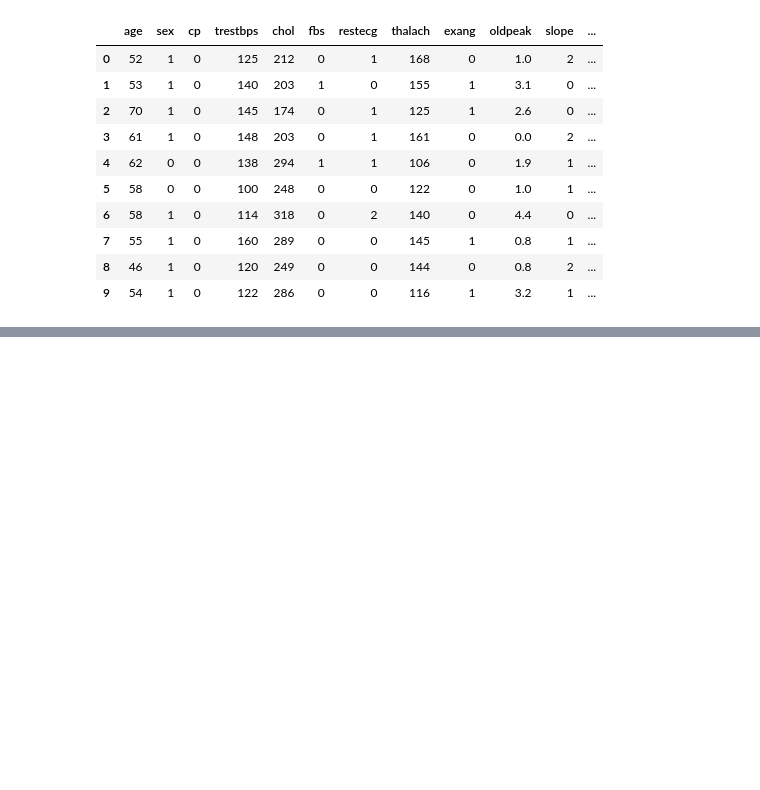
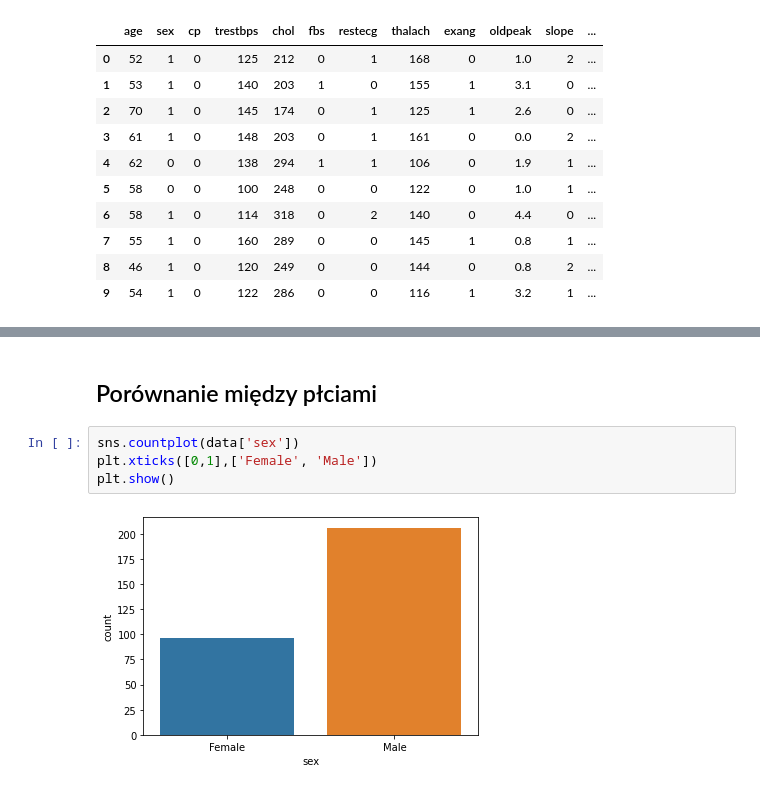
Before and after one commit to dolidius/psi-projekt, a Jupyter notebook: hearthDiseases.ipynb, the cells around one changed output, grey strips where cells are left out. Drawn from its saved outputs; the diff is of its cells as text; blank space fills up the shorter version.

```diff
--- a/hearthDiseases.ipynb
+++ b/hearthDiseases.ipynb
@@ -23,0 +152,8 @@ data.head(10)
+# %% [markdown]
+## Porównanie między płciami
+# %%
+sns.countplot(data['sex'])
+plt.xticks([0,1],['Female', 'Male'])
+plt.show()
+# %% [output]
+[figure, added]
```
Also changed, not shown: parts of 65 cells of this notebook.
